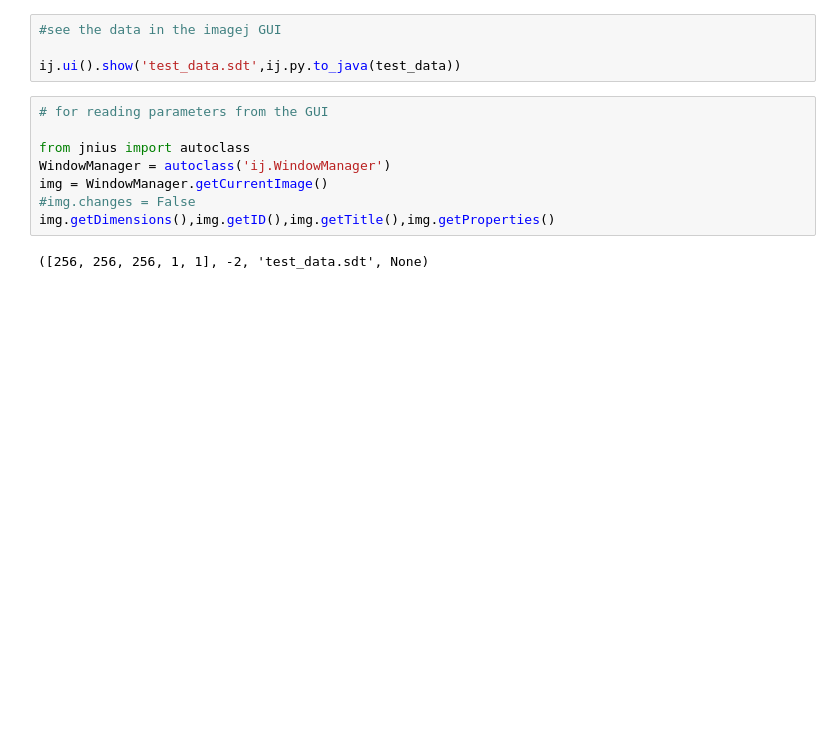
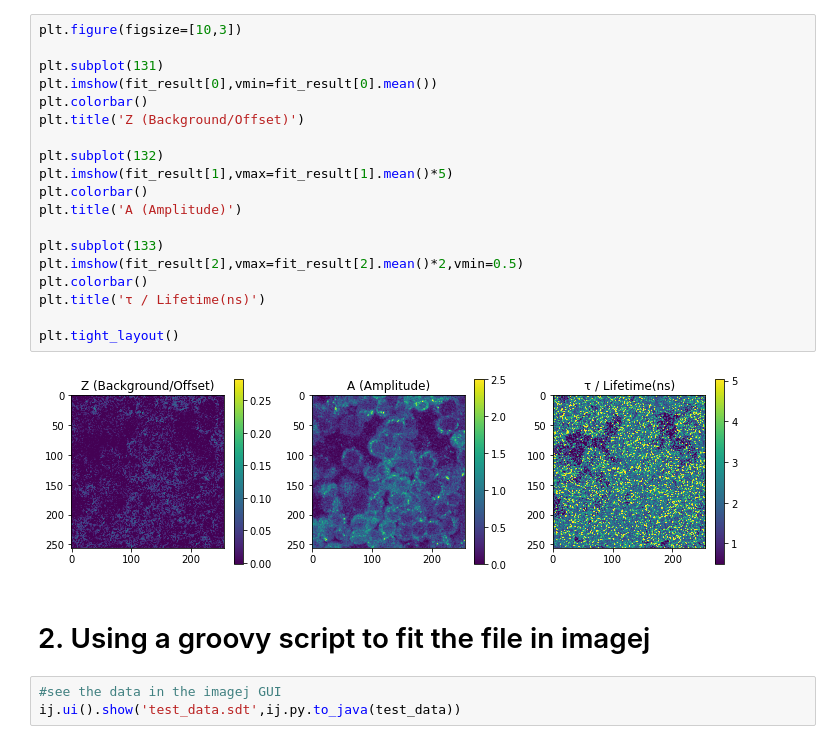
Before and after one commit to flimlib/flimj-ops, a Jupyter notebook: notebooks/FlimLib_from_python.ipynb, the cells around one changed output. Saved outputs shown, nothing was run; the diff lists cells and outputs as text; blank space fills up the shorter version.

```diff
--- a/notebooks/FlimLib_from_python.ipynb
+++ b/notebooks/FlimLib_from_python.ipynb
@@ -20,17 +41,29 @@ test_data=test_sdtfile.data[0].transpose(2,1,0)
+# %%
+plt.figure(figsize=[10,3])
+
+plt.subplot(131)
+plt.imshow(fit_result[0],vmin=fit_result[0].mean())
+plt.colorbar()
+plt.title('Z (Background/Offset)')
+
+plt.subplot(132)
+plt.imshow(fit_result[1],vmax=fit_result[1].mean()*5)
+plt.colorbar()
+plt.title('A (Amplitude)')
+
+plt.subplot(133)
+plt.imshow(fit_result[2],vmax=fit_result[2].mean()*2,vmin=0.5)
+plt.colorbar()
+plt.title('τ / Lifetime(ns)')
+
+plt.tight_layout()
+# %% [output]
+[figure, added]
+# %% [markdown]
+# 2. Using a groovy script to fit the file in imagej
 # %%
 #see the data in the imagej GUI
-
 ij.ui().show('test_data.sdt',ij.py.to_java(test_data))
-# %%
-# for reading parameters from the GUI
-
-from jnius import autoclass
-WindowManager = autoclass('ij.WindowManager')
-img = WindowManager.getCurrentImage()
-#img.changes = False
-img.getDimensions(),img.getID(),img.getTitle(),img.getProperties()
-# %% [output]
-([256, 256, 256, 1, 1], -2, 'test_data.sdt', None)
 # %%
 # Running a groovy script to fit the open file using flim.fitRLD
 
```
Also changed, not shown: parts of 19 cells of this notebook.
